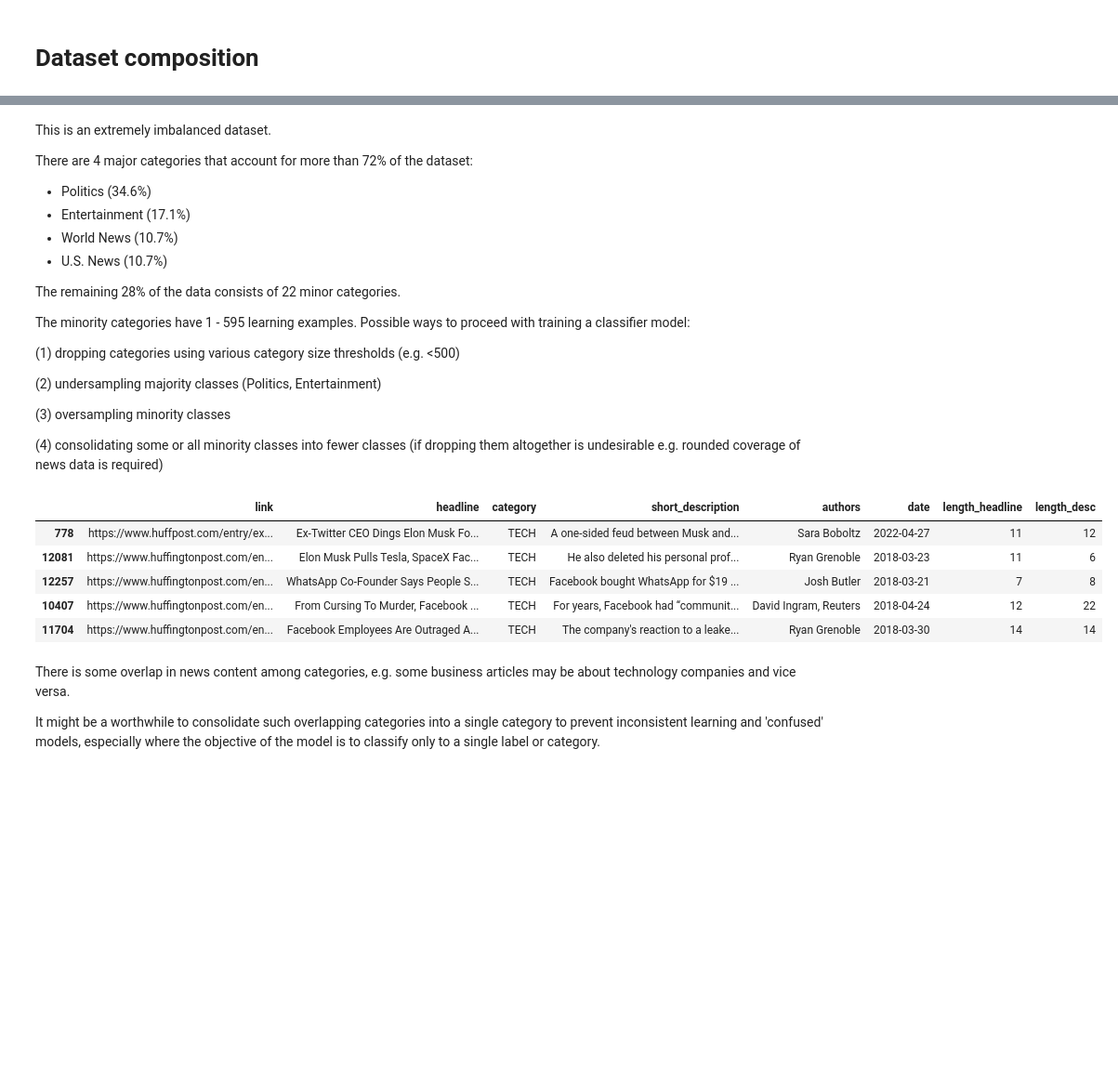
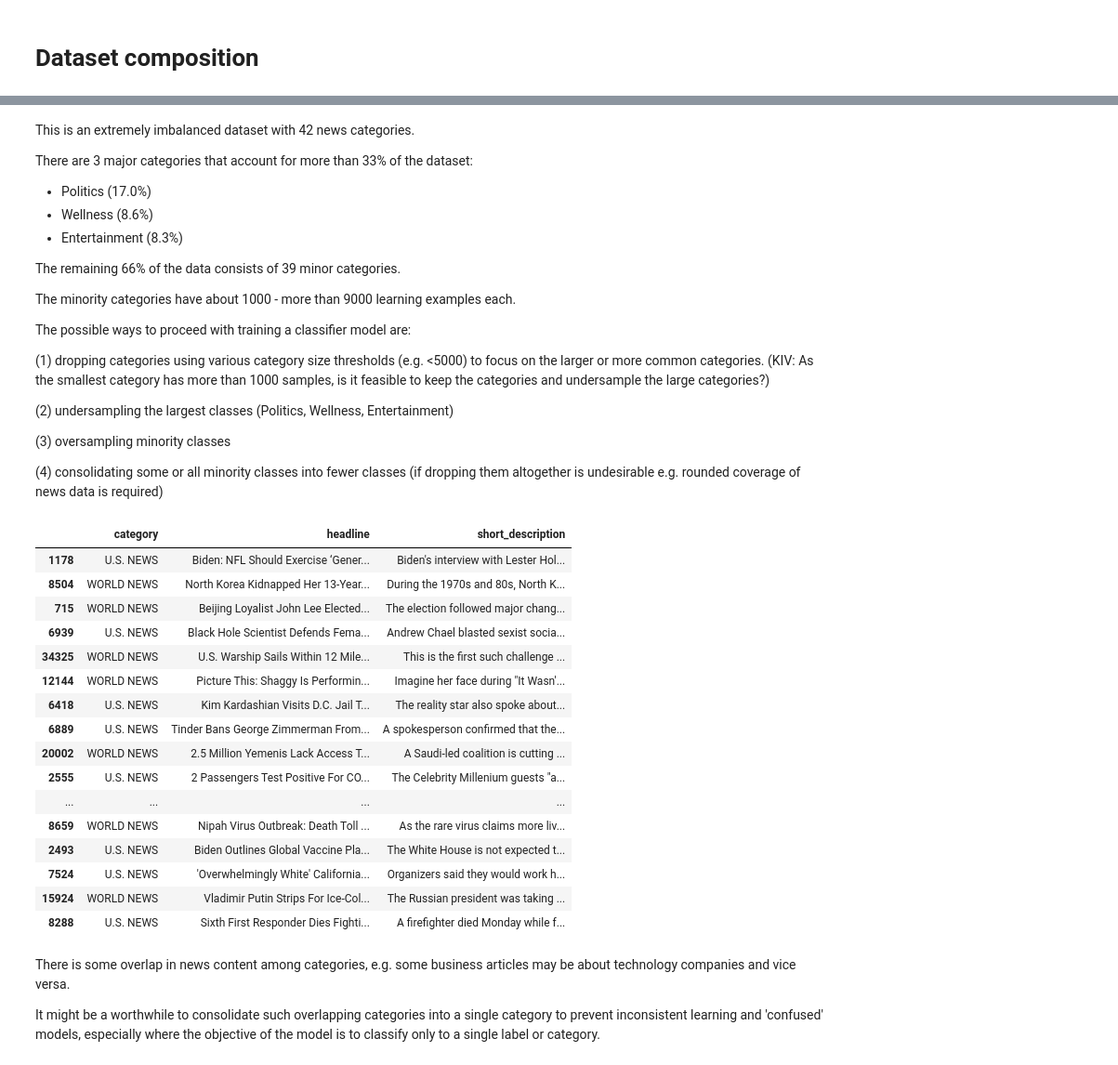
Before and after one commit to 42folders/news-classifier, a Jupyter notebook: notebooks/huffpost-news-EDA.ipynb, the cells around one changed output, grey strips where cells are left out. Shown at 93% size. Drawn from its saved outputs; the diff is of its cells as text; code cells hidden in the pictures; blank space fills up the shorter version.

```diff
--- a/notebooks/huffpost-news-EDA.ipynb
+++ b/notebooks/huffpost-news-EDA.ipynb
@@ -14,11 +11,6 @@ This gives a dataset with 12.9K entries.
 # %%
-# https://www.kaggle.com/datasets/rmisra/news-category-dataset/discussion/191283#2555580
-data = []
-
-# If using Google Colab, upload .json file into root content directory (as per path below) during working session .
-# If using a local Jupyter Notebook, edit the path below to point to your working folder.
-for line in open('/content/News_Category_Dataset_v3.json', 'r'):
-  try:
-    data += [json.loads(line)]
-  except:
-    continue # Skip errors in JSON file.
+# If using Google Colab, upload .json file into root content directory (as per path below) during working session.
+# If using a local Jupyter Notebook, edit the paths below to point to your working folder.
+# root = '/content' # For Google Colab
+root = "/Users/cathytay/60-69-Code/61.06-TextClassification/data"
+df = pd.read_json(os.path.join(root, "News_Category_Dataset_v3.json"), lines = True)
@@ -40,4 +38,0 @@ data[:2] # view data samples
-# %%
-# Convert to pandas dataframe
-df = pd.DataFrame(data)
-len(df) # 15619 rows
@@ -84,35 +77,51 @@ df['category'].value_counts().sort_values().plot(kind='barh', figsize=(5,6)); #
 # %% [markdown]
-This is an extremely imbalanced dataset.
+This is an extremely imbalanced dataset with 42 news categories.
 
-There are 4 major categories that account for more than 72% of the dataset:
-- Politics (34.6%)
-- Entertainment (17.1%)
-- World News (10.7%)
-- U.S. News (10.7%)
+There are 3 major categories that account for more than 33% of the dataset:
+- Politics (17.0%)
+- Wellness (8.6%)
+- Entertainment (8.3%)
 
-The remaining 28% of the data consists of 22 minor categories.
+The remaining 66% of the data consists of 39 minor categories.
 
-The minority categories have 1 - 595 learning examples.
-Possible ways to proceed with training a classifier model:
+The minority categories have about 1000 - more than 9000 learning examples each.
 
-(1) dropping categories using various category size thresholds (e.g. <500)
+The possible ways to proceed with training a classifier model are:
 
-(2) undersampling majority classes (Politics, Entertainment)
+(1) dropping categories using various category size thresholds (e.g. <5000) to focus on the larger or more common categories. (KIV: As the smallest category has more than 1000 samples, is it feasible to keep the categories and undersample the large categories?)
+
+(2) undersampling the largest classes (Politics, Wellness, Entertainment)
 
 (3) oversampling minority classes
 
 (4) consolidating some or all minority classes into fewer classes (if dropping them altogether is undesirable e.g. rounded coverage of news data is required)
 # %%
 # Sample some of the categories for a feel of the data
-p = df.loc[df['category']=='TECH'] # POLITICS BUSINESS
-p.sample(5)
+pd.set_option('display.max_colwidth', None)
+
+df_read = df[['category', 'headline', 'short_description']]
+p = df_read.loc[
+    (df_read['category']=='U.S. NEWS') |
+    (df_read['category']=='WORLD NEWS') ] #  BUSINESS TECH POLITICS U.S. NEWS
+p.sample(20)
 # %% [output]
-|  | link | headline | category | short_description | authors | date | length_headline | length_desc |
-| 778 | https://www.huffpost.com/entry/ex... | Ex-Twitter CEO Dings Elon Musk Fo... | TECH | A one-sided feud between Musk and... | Sara Boboltz | 2022-04-27 | 11 | 12 |
-| 12081 | https://www.huffingtonpost.com/en... | Elon Musk Pulls Tesla, SpaceX Fac... | TECH | He also deleted his personal prof... | Ryan Grenoble | 2018-03-23 | 11 | 6 |
-| 12257 | https://www.huffingtonpost.com/en... | WhatsApp Co-Founder Says People S... | TECH | Facebook bought WhatsApp for $19 ... | Josh Butler | 2018-03-21 | 7 | 8 |
-| 10407 | https://www.huffingtonpost.com/en... | From Cursing To Murder, Facebook ... | TECH | For years, Facebook had “communit... | David Ingram, Reuters | 2018-04-24 | 12 | 22 |
-| 11704 | https://www.huffingtonpost.com/en... | Facebook Employees Are Outraged A... | TECH | The company's reaction to a leake... | Ryan Grenoble | 2018-03-30 | 14 | 14 |
+|  | category | headline | short_description |
+| 1178 | U.S. NEWS | Biden: NFL Should Exercise ‘Gener... | Biden's interview with Lester Hol... |
+| 8504 | WORLD NEWS | North Korea Kidnapped Her 13-Year... | During the 1970s and 80s, North K... |
+| 715 | WORLD NEWS | Beijing Loyalist John Lee Elected... | The election followed major chang... |
+| 6939 | U.S. NEWS | Black Hole Scientist Defends Fema... | Andrew Chael blasted sexist socia... |
+| 34325 | WORLD NEWS | U.S. Warship Sails Within 12 Mile... | This is the first such challenge ... |
+| 12144 | WORLD NEWS | Picture This: Shaggy Is Performin... | Imagine her face during "It Wasn'... |
+| 6418 | U.S. NEWS | Kim Kardashian Visits D.C. Jail T... | The reality star also spoke about... |
+| 6889 | U.S. NEWS | Tinder Bans George Zimmerman From... | A spokesperson confirmed that the... |
+| 20002 | WORLD NEWS | 2.5 Million Yemenis Lack Access T... | A Saudi-led coalition is cutting ... |
+| 2555 | U.S. NEWS | 2 Passengers Test Positive For CO... | The Celebrity Millenium guests "a... |
+| ... | ... | ... | ... |
+| 8659 | WORLD NEWS | Nipah Virus Outbreak: Death Toll ... | As the rare virus claims more liv... |
+| 2493 | U.S. NEWS | Biden Outlines Global Vaccine Pla... | The White House is not expected t... |
+| 7524 | U.S. NEWS | 'Overwhelmingly White' California... | Organizers said they would work h... |
+| 15924 | WORLD NEWS | Vladimir Putin Strips For Ice-Col... | The Russian president was taking ... |
+| 8288 | U.S. NEWS | Sixth First Responder Dies Fighti... | A firefighter died Monday while f... |
 # %% [markdown]
 There is some overlap in news content among categories, e.g. some business articles may be about technology companies and vice versa.
 
```
Also changed, not shown: parts of 39 cells of this notebook, 1 other file.
